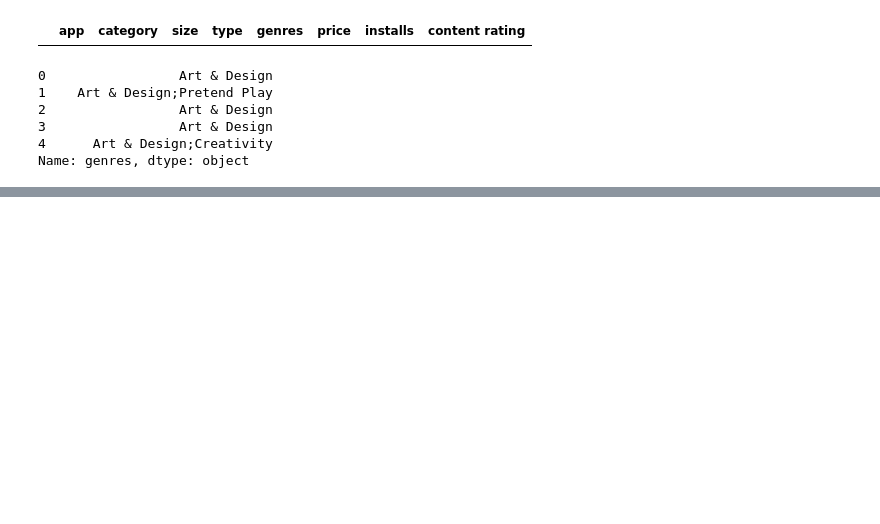
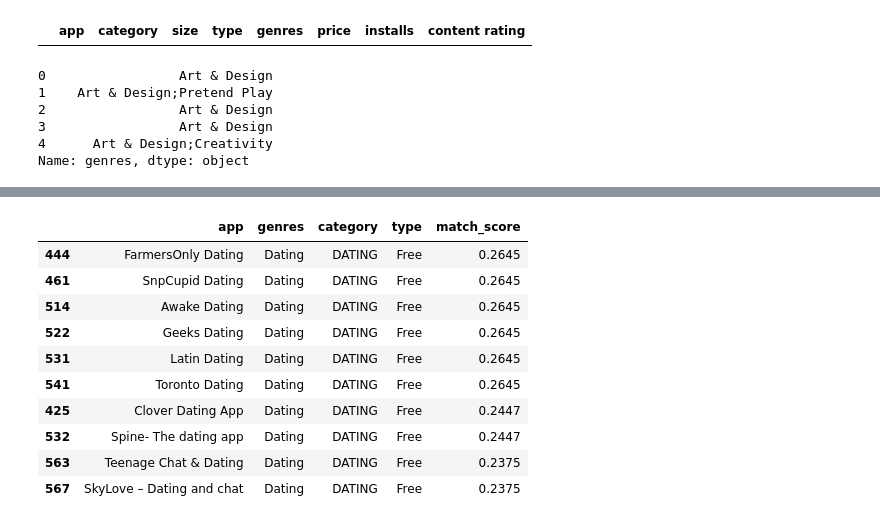
Before and after one commit to king-glitch/cs-434, a Jupyter notebook: index.ipynb, the cells around one changed output, grey strips where cells are left out. Cells and saved outputs as stored; diff of their text form; code cells hidden in the pictures; blank space fills up the shorter version.

```diff
--- a/index.ipynb
+++ b/index.ipynb
@@ -338 +389,3 @@ cosine_sim = cosine_similarity(count_matrix, count_matrix)
+# %%
+name_cosine_sim = cosine_similarity(name_count_matrix, name_count_matrix)
 # %%
@@ -382,0 +461,14 @@ get_recommendations('Dr. Rocket', cosine_sim).head(10)
+# %%
+recommend.get_recommendations(name_cosine_sim)
+# %% [output]
+|  | app | genres | category | type | match_score |
+| 444 | FarmersOnly Dating | Dating | DATING | Free | 0.2645 |
+| 461 | SnpCupid Dating | Dating | DATING | Free | 0.2645 |
+| 514 | Awake Dating | Dating | DATING | Free | 0.2645 |
+| 522 | Geeks Dating | Dating | DATING | Free | 0.2645 |
+| 531 | Latin Dating | Dating | DATING | Free | 0.2645 |
+| 541 | Toronto Dating | Dating | DATING | Free | 0.2645 |
+| 425 | Clover Dating App | Dating | DATING | Free | 0.2447 |
+| 532 | Spine- The dating app | Dating | DATING | Free | 0.2447 |
+| 563 | Teenage Chat & Dating | Dating | DATING | Free | 0.2375 |
+| 567 | SkyLove – Dating and chat | Dating | DATING | Free | 0.2375 |
```
Also changed, not shown: parts of 29 cells of this notebook.
